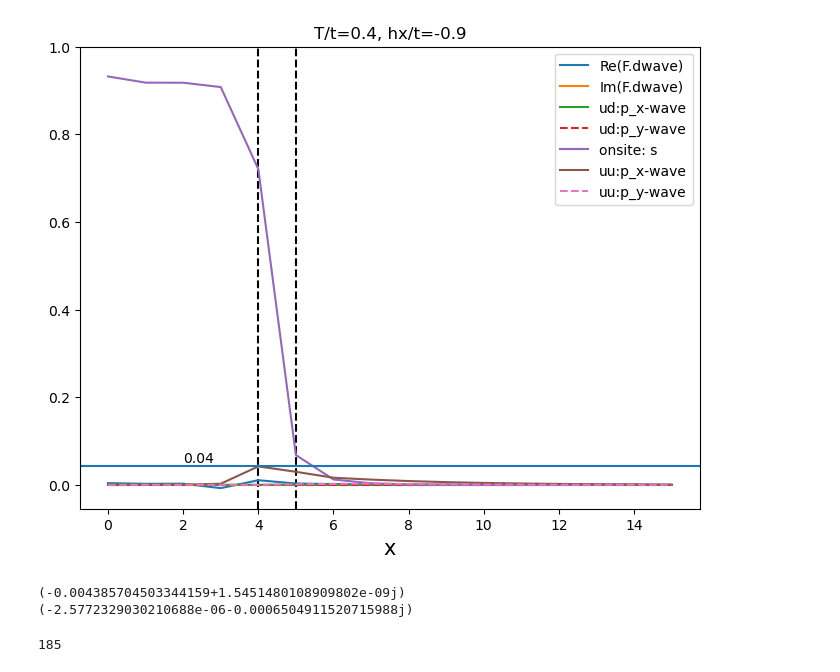
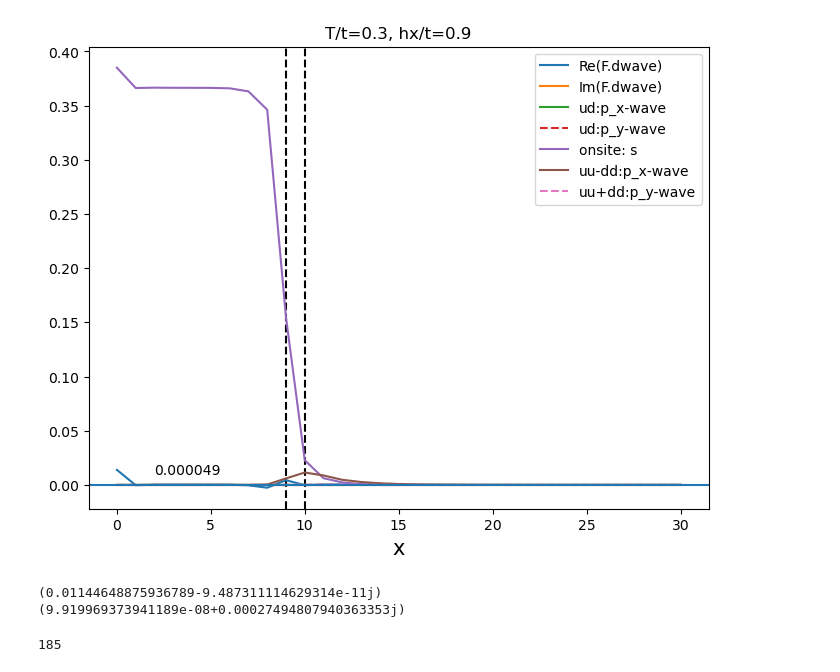
Before and after one commit to emilssp/master-thesis-codebase, a Jupyter notebook: notebooks2/SFP.ipynb, the cells around one changed output. Cells and saved outputs as stored; diff of their text form; code cells hidden in the pictures.

```diff
--- a/notebooks2/SFP.ipynb
+++ b/notebooks2/SFP.ipynb
@@ -10,15 +10,15 @@ from scripts.Hamiltonian import Hamiltonian
 from scripts.Lattice import Lattice
 from scripts.self_consistency import bdg_sc
 # %%
-widthS = 5
+widthS = 10
 widthF = 1
-widthP = 10
+widthP = 20
 
-X, Y = widthS+widthF+widthP, 101
+X, Y = widthS+widthF+widthP, 200
 lattice = Lattice(X, Y)
 
 t = 1
-T = 0.4
+T = 0.3
 
 muS = 1.2 * t
 muP = 1.8 * t
@@ -28,7 +28,7 @@ mu[:widthS] = muS
 mu[widthS:widthS + widthF] = muF
 mu[widthS + widthF:] = muP
 
-h0 = -0.9 * t
+h0 = 0.9 * t
 h = np.zeros_like(mu)
 h[widthS:widthS + widthF] = h0
 
@@ -39,7 +39,7 @@ U = U0 * np.ones(lattice.X)
 U[widthS:] = 0
 U[widthS-1] = U0/2
 
-V_prime0 = 1.5 * t
+V_prime0 = 2 * t
 V_prime = V_prime0 * np.ones(lattice.X)
 V_prime[:widthF+widthS] = 0
 V_prime[widthF+widthS] = V_prime0/2
@@ -76,7 +61,7 @@ plt.legend()
 # %%
 H = Hamiltonian(t, mu, lattice, U=U, V_prime=V_prime,
-                F0_init=0.5,
+                F0_init=0.1,
                 Fuu_init=[0.1, -0.1, 0.1j, -0.1j],
                 Fdd_init=[0.1, -0.1, 0.1j, -0.1j],
-                hx=h)
+                hx=h) #/np.sqrt(2), hy=h/np.sqrt(2))
 # %%
@@ -103,33 +74,38 @@ Converged after 112 iterations
 # %%
 x = np.arange(0, widthS + widthF + widthP)
 
 fig, axs = plt.subplots(1, 1, figsize=(8, 6))
 axs.set_title(f"T/t={T}, hx/t={h0}")
 axs.axvline(int(widthS)-1, color='black', linestyle='--')
 axs.axvline(widthS+widthF-1, color='black', linestyle='--')
-# axs.axvline(11-1)
 
 axs.plot(x, np.real(F.dwave), label="Re(F.dwave)")
 axs.plot(x, np.imag(F.dwave), label="Im(F.dwave)")
 axs.plot(x, np.abs(F.px), label="ud:p_x-wave")
 axs.plot(x, np.abs(F.py), "--", label="ud:p_y-wave")
 axs.plot(x, np.abs(H.F0), label="onsite: s")
-axs.plot(x, np.abs(Fuu.px), label="uu:p_x-wave")
-axs.plot(x, np.abs(Fuu.py), "--", label="uu:p_y-wave")
+
+# axs.plot(x, np.real(Fuu.px), label="uu:p_x-wave")
+# axs.plot(x, np.imag(Fuu.py), "--", label="uu:p_y-wave")
+# axs.plot(x, np.imag(Fuu.px), label="dd:p_x-wave")
+# axs.plot(x, np.real(Fuu.py), "--", label="dd:p_y-wave")
+
+axs.plot(x, (np.abs(Fuu.px) + np.abs(Fdd.px))/2, label="uu-dd:p_x-wave")
+axs.plot(x, (np.abs(Fuu.py) + np.abs(Fdd.py))/2, "--", label="uu+dd:p_y-wave")
+
 axs.set_xlabel("x", fontsize=15)
-axs.set_ylim(None, 1)
-axs.axhline(np.max(np.abs(Fuu.px)))
-axs.text(2, np.max(np.abs(Fuu.px))+0.01, f"{np.max(np.abs(Fuu.px)):.2f}")
+axs.axhline(np.abs(Fuu.px)[20])
+axs.text(2, (np.abs(Fuu.px))[20]+0.01, f"{(np.abs(Fuu.px))[20]:.6f}")
 axs.legend()
 plt.show()
 # %% [output]
-[figure, old version]
+[figure, new version]
 # %%
 print(Fuu.px[10])
 print(Fuu.py[10])
 # %% [output]
-(-0.004385704503344159+1.5451480108909802e-09j)
-(-2.5772329030210688e-06-0.0006504911520715988j)
+(0.01144648875936789-9.487311114629314e-11j)
+(9.919969373941189e-08+0.00027494807940363353j)
 # %%
 temps = np.concatenate([
     np.arange(0.001, 0.009 + 1e-12, 0.001),
```
Also changed, not shown: parts of 3 cells of this notebook, 40 other files.
